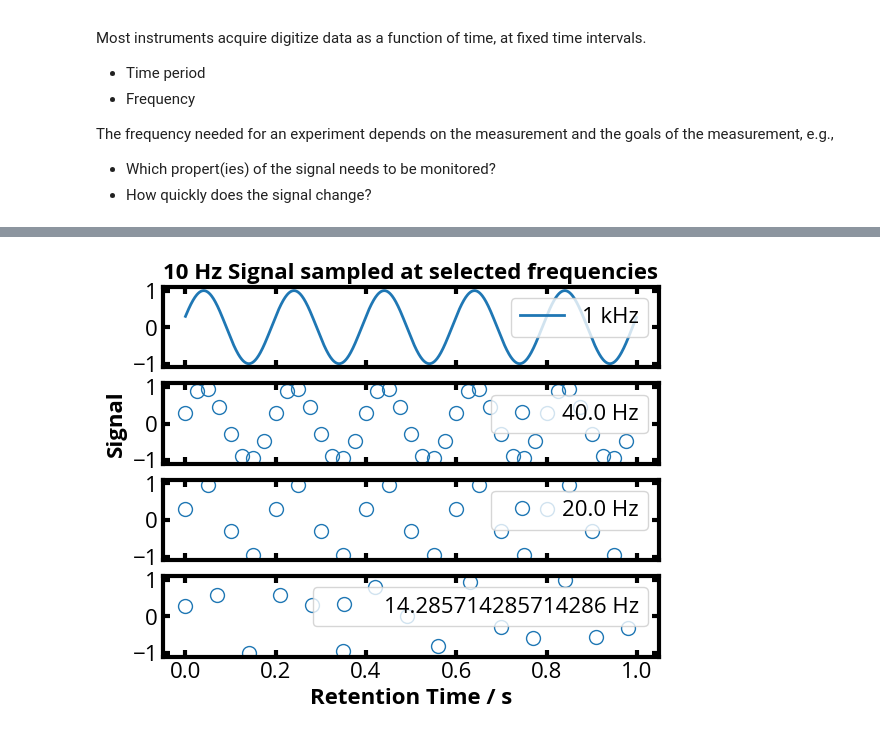
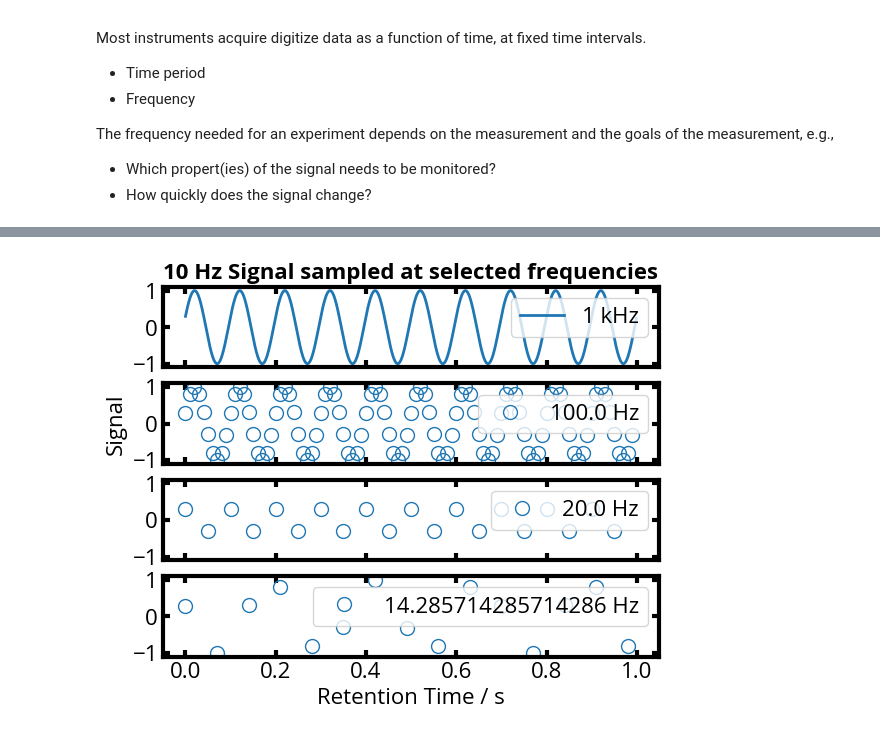
Before and after one commit to mfbush/instrumental-analysis, a Jupyter notebook: notebooks/analog-and-digital-data.ipynb, the cells around one changed output, grey strips where cells are left out. Saved outputs shown, nothing was run; the diff lists cells and outputs as text; code cells hidden in the pictures.

```diff
--- a/notebooks/analog-and-digital-data.ipynb
+++ b/notebooks/analog-and-digital-data.ipynb
@@ -144,26 +146,26 @@ plt.show()
 # %%
 fig, ax = plt.subplots(4,1,sharex=True,sharey=True)
 
 sample_frequency = 1000.
 sample_period = 1./sample_frequency
 time = np.arange(0,1.,sample_period)
 signal_frequency = 10.
-signal = np.sin(signal_frequency*np.pi*time+0.3)
+signal = np.sin(signal_frequency*np.pi*time*2+0.3)
 
 ax[0].plot(time, signal, label='1 kHz')
 
-undersample = 25
+undersample = 10
 ax[1].plot(time[::undersample], signal[::undersample], 'o', label = str(sample_frequency/undersample)+' Hz')
 undersample = 50
 ax[2].plot(time[::undersample], signal[::undersample], 'o', label = str(sample_frequency/undersample)+' Hz')
 undersample = 70
 ax[3].plot(time[::undersample], signal[::undersample], 'o', label = str(sample_frequency/undersample)+' Hz')
 
 ax[0].set_title('10 Hz Signal sampled at selected frequencies')
 ax[3].set_xlabel('Retention Time / s')
 ax[1].set_ylabel('Signal')
 for i in range(0,4):
     ax[i].legend(loc='upper right')
 plt.show()
 # %% [output]
-[figure, old version]
+[figure, new version]
```
Also changed, not shown: parts of 3 cells of this notebook, 1 other file.
